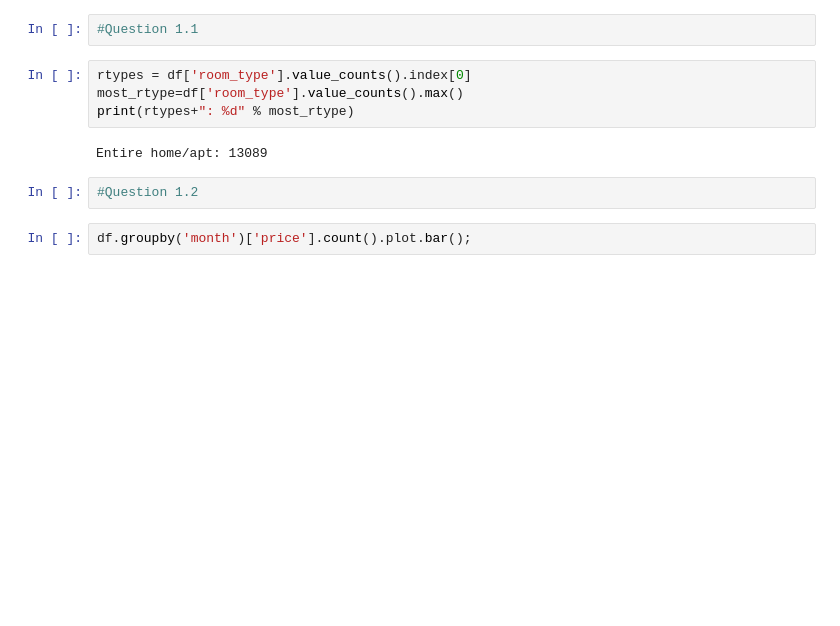
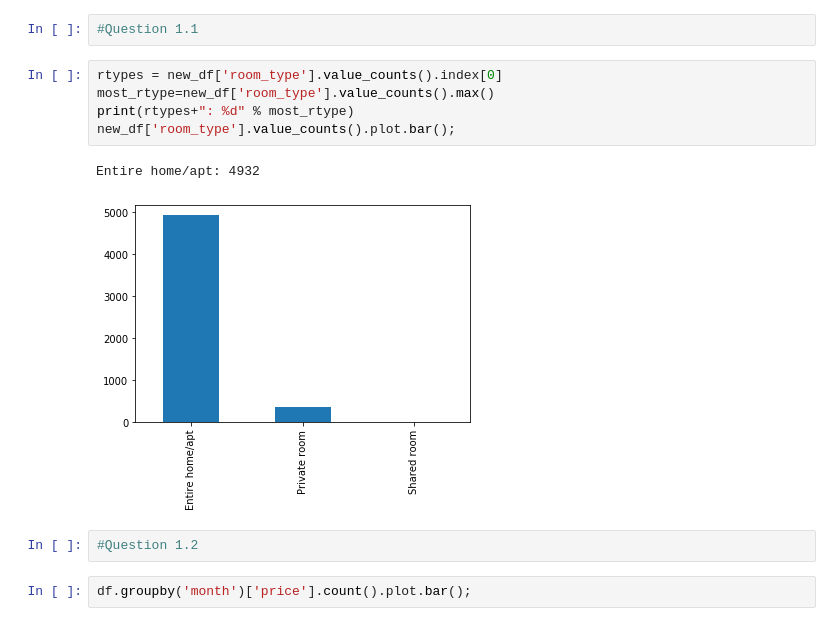
Before and after one commit to GiannisTzierakis/dataMining, a Jupyter notebook: PRJ1.ipynb, the cells around one changed output. Cells and saved outputs as stored; diff of their text form; blank space fills up the shorter version.

```diff
--- a/PRJ1.ipynb
+++ b/PRJ1.ipynb
@@ -123,11 +127,13 @@ df=df.dropna(axis=0, how="any")
 # %%
 #Question 1.1
 # %%
-rtypes = df['room_type'].value_counts().index[0]
-most_rtype=df['room_type'].value_counts().max()
+rtypes = new_df['room_type'].value_counts().index[0]
+most_rtype=new_df['room_type'].value_counts().max()
 print(rtypes+": %d" % most_rtype)
+new_df['room_type'].value_counts().plot.bar();
 # %% [output]
-Entire home/apt: 13089
+Entire home/apt: 4932
+[figure, added]
 # %%
 #Question 1.2
 # %%
```
Also changed, not shown: parts of 12 cells of this notebook.
